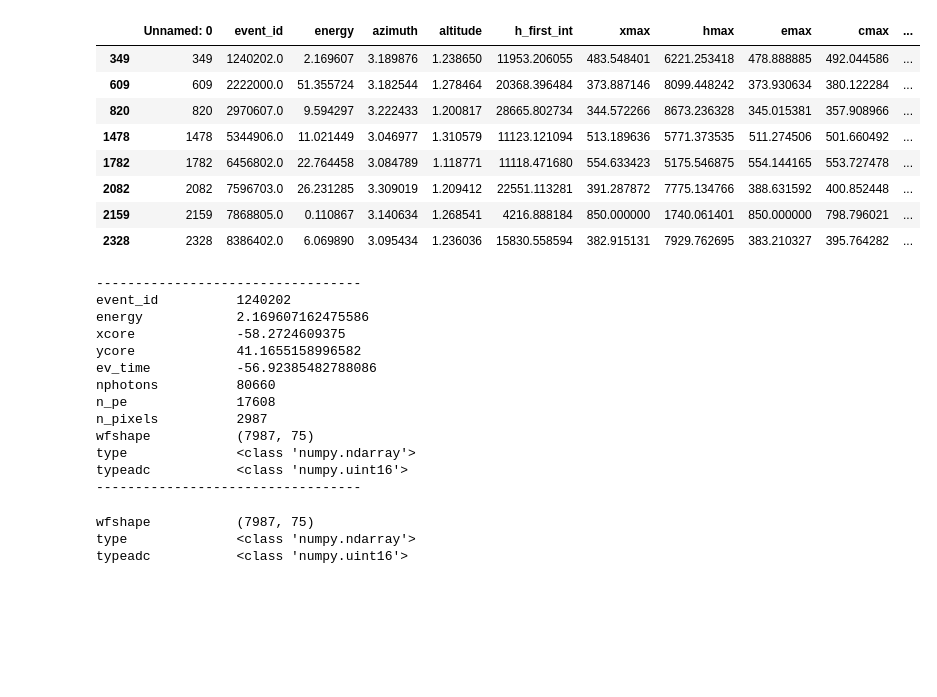
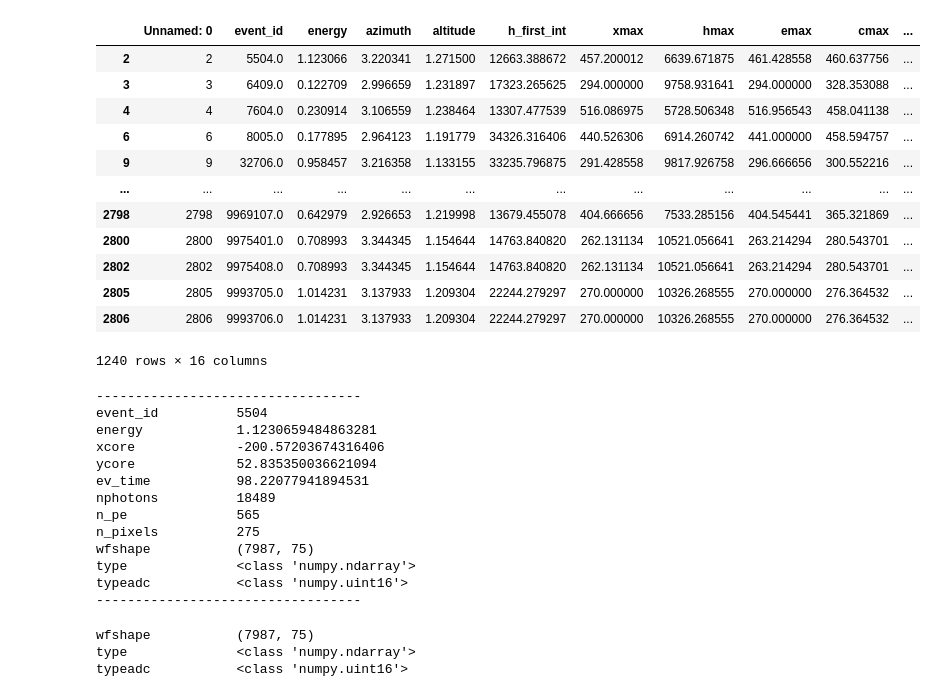
Before and after one commit to burmist-git/DBscan_on_simtel_data, a Jupyter notebook: test.ipynb, the cells around one changed output. Saved outputs shown, nothing was run; the diff lists cells and outputs as text; code cells hidden in the pictures; blank space fills up the shorter version.

```diff
--- a/test.ipynb
+++ b/test.ipynb
@@ -115,30 +115,37 @@ df = pd.read_csv('../simtel_data/proton/npe_csv/corsika_run1.npe.csv')
 # %%
 #test()
 # %%
-df[df['n_pe']>10000]
+df[df['n_pe']>50]
 # %% [output]
 |  | Unnamed: 0 | event_id | energy | azimuth | altitude | h_first_int | xmax | hmax | emax | cmax | ... |
-| 349 | 349 | 1240202.0 | 2.169607 | 3.189876 | 1.238650 | 11953.206055 | 483.548401 | 6221.253418 | 478.888885 | 492.044586 | ... |
-| 609 | 609 | 2222000.0 | 51.355724 | 3.182544 | 1.278464 | 20368.396484 | 373.887146 | 8099.448242 | 373.930634 | 380.122284 | ... |
-| 820 | 820 | 2970607.0 | 9.594297 | 3.222433 | 1.200817 | 28665.802734 | 344.572266 | 8673.236328 | 345.015381 | 357.908966 | ... |
-| 1478 | 1478 | 5344906.0 | 11.021449 | 3.046977 | 1.310579 | 11123.121094 | 513.189636 | 5771.373535 | 511.274506 | 501.660492 | ... |
-| 1782 | 1782 | 6456802.0 | 22.764458 | 3.084789 | 1.118771 | 11118.471680 | 554.633423 | 5175.546875 | 554.144165 | 553.727478 | ... |
-| 2082 | 2082 | 7596703.0 | 26.231285 | 3.309019 | 1.209412 | 22551.113281 | 391.287872 | 7775.134766 | 388.631592 | 400.852448 | ... |
-| 2159 | 2159 | 7868805.0 | 0.110867 | 3.140634 | 1.268541 | 4216.888184 | 850.000000 | 1740.061401 | 850.000000 | 798.796021 | ... |
-| 2328 | 2328 | 8386402.0 | 6.069890 | 3.095434 | 1.236036 | 15830.558594 | 382.915131 | 7929.762695 | 383.210327 | 395.764282 | ... |
+| 2 | 2 | 5504.0 | 1.123066 | 3.220341 | 1.271500 | 12663.388672 | 457.200012 | 6639.671875 | 461.428558 | 460.637756 | ... |
+| 3 | 3 | 6409.0 | 0.122709 | 2.996659 | 1.231897 | 17323.265625 | 294.000000 | 9758.931641 | 294.000000 | 328.353088 | ... |
+| 4 | 4 | 7604.0 | 0.230914 | 3.106559 | 1.238464 | 13307.477539 | 516.086975 | 5728.506348 | 516.956543 | 458.041138 | ... |
+| 6 | 6 | 8005.0 | 0.177895 | 2.964123 | 1.191779 | 34326.316406 | 440.526306 | 6914.260742 | 441.000000 | 458.594757 | ... |
+| 9 | 9 | 32706.0 | 0.958457 | 3.216358 | 1.133155 | 33235.796875 | 291.428558 | 9817.926758 | 296.666656 | 300.552216 | ... |
+| ... | ... | ... | ... | ... | ... | ... | ... | ... | ... | ... | ... |
+| 2798 | 2798 | 9969107.0 | 0.642979 | 2.926653 | 1.219998 | 13679.455078 | 404.666656 | 7533.285156 | 404.545441 | 365.321869 | ... |
+| 2800 | 2800 | 9975401.0 | 0.708993 | 3.344345 | 1.154644 | 14763.840820 | 262.131134 | 10521.056641 | 263.214294 | 280.543701 | ... |
+| 2802 | 2802 | 9975408.0 | 0.708993 | 3.344345 | 1.154644 | 14763.840820 | 262.131134 | 10521.056641 | 263.214294 | 280.543701 | ... |
+| 2805 | 2805 | 9993705.0 | 1.014231 | 3.137933 | 1.209304 | 22244.279297 | 270.000000 | 10326.268555 | 270.000000 | 276.364532 | ... |
+| 2806 | 2806 | 9993706.0 | 1.014231 | 3.137933 | 1.209304 | 22244.279297 | 270.000000 | 10326.268555 | 270.000000 | 276.364532 | ... |
+1240 rows × 16 columns
 # %%
-#print_ev_info(evID=94302)
-print_ev_info(evID=1240202)
+evID=5504
+#evID=1240202
+#evID=94302
+#print_ev_info(evID=)
+print_ev_info(evID=evID)
 # %% [output]
 ----------------------------------
-event_id          1240202
-energy            2.169607162475586
-xcore             -58.2724609375
-ycore             41.1655158996582
-ev_time           -56.92385482788086
-nphotons          80660
-n_pe              17608
-n_pixels          2987
+event_id          5504
+energy            1.1230659484863281
+xcore             -200.57203674316406
+ycore             52.835350036621094
+ev_time           98.22077941894531
+nphotons          18489
+n_pe              565
+n_pixels          275
 wfshape           (7987, 75)
 type              <class 'numpy.ndarray'>
 typeadc           <class 'numpy.uint16'>
```
Also changed, not shown: parts of 59 cells of this notebook, 1 other file.
